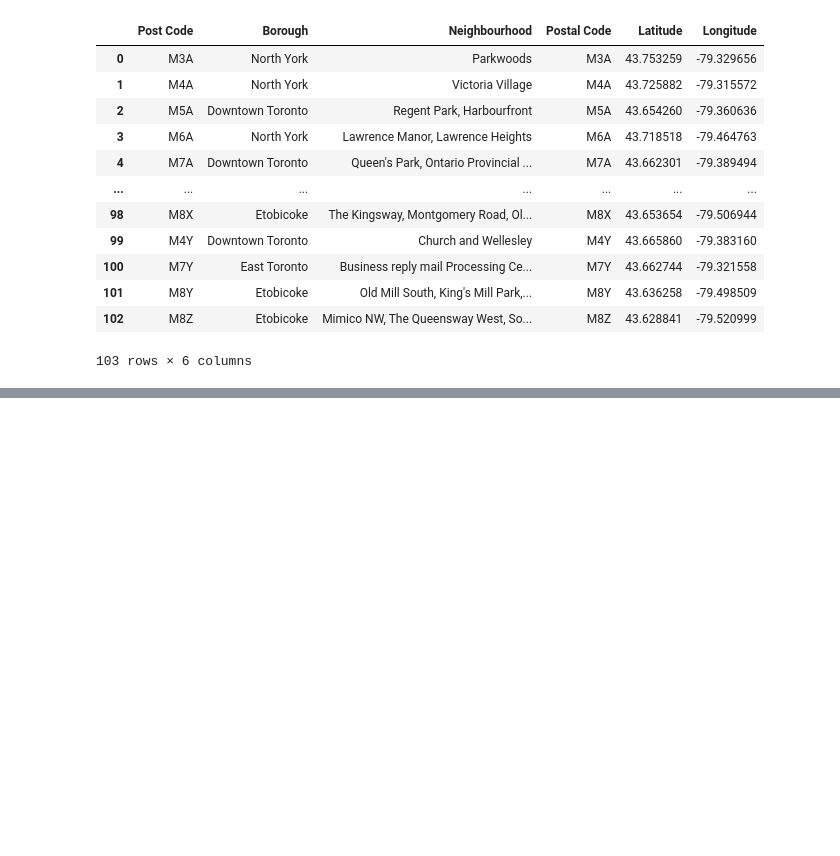
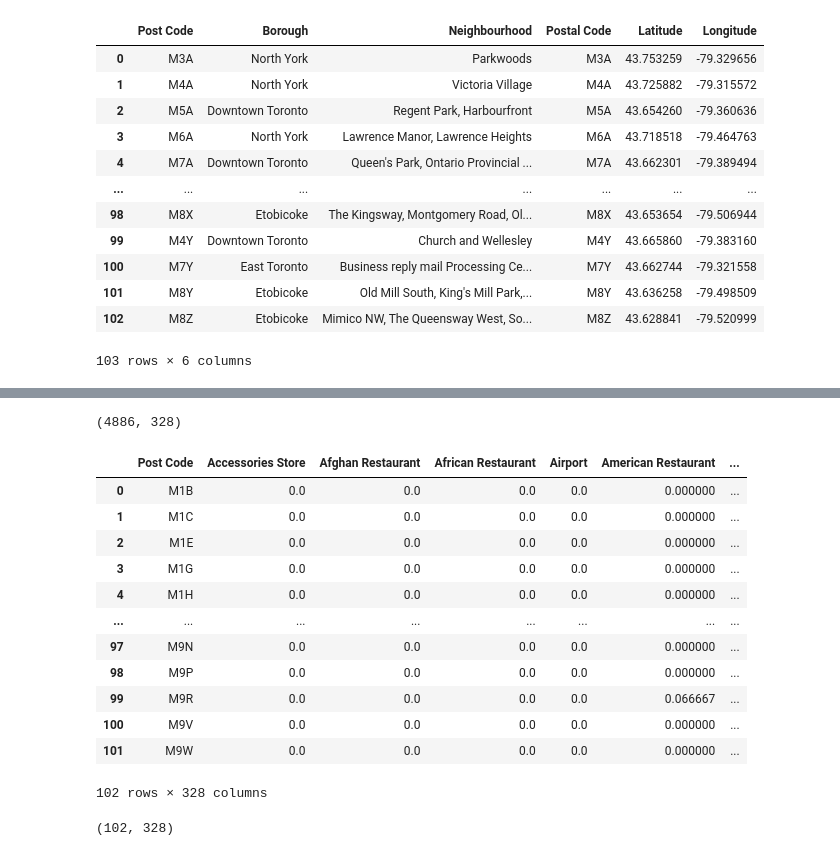
Before and after one commit to MarkBuchbach/Coursera_Capstone, a Jupyter notebook: Week3Assignment.ipynb, the cells around one changed output, grey strips where cells are left out. Drawn from its saved outputs; the diff is of its cells as text; code cells hidden in the pictures; blank space fills up the shorter version.

```diff
--- a/Week3Assignment.ipynb
+++ b/Week3Assignment.ipynb
@@ -120,0 +172,8 @@ Merged
+# %%
+CLIENT_ID = '0DVBG4ITA5BOPOLIBQ1GPBHVJXETHAZLBQB045ZFX333LJVW' # your Foursquare ID
+CLIENT_SECRET = '5TBLI10KQMZPWPNVQM3EI3JOKE45RG1JM2J5OYLXSFHY3FXU' # your Foursquare Secret
+VERSION = '20180605' # Foursquare API version
+
+print('Your credentails:')
+print('CLIENT_ID: ' + CLIENT_ID)
+print('CLIENT_SECRET:' + CLIENT_SECRET)
@@ -120,0 +184,12 @@ Merged
+# %%
+def get_category_type(row):
+    try:
+        categories_list = row['categories']
+    except:
+        categories_list = row['venue.categories']
+
+    if len(categories_list) == 0:
+        return None
+    else:
+        return categories_list[0]['name']
+LIMIT = 300
@@ -120,0 +288,25 @@ Merged
+# %%
+toronto_onehot.shape
+# %% [output]
+(4886, 328)
+# %%
+toronto_grouped = toronto_onehot.groupby('Post Code').mean().reset_index()
+toronto_grouped
+# %% [output]
+|  | Post Code | Accessories Store | Afghan Restaurant | African Restaurant | Airport | American Restaurant | ... |
+| 0 | M1B | 0.0 | 0.0 | 0.0 | 0.0 | 0.000000 | ... |
+| 1 | M1C | 0.0 | 0.0 | 0.0 | 0.0 | 0.000000 | ... |
+| 2 | M1E | 0.0 | 0.0 | 0.0 | 0.0 | 0.000000 | ... |
+| 3 | M1G | 0.0 | 0.0 | 0.0 | 0.0 | 0.000000 | ... |
+| 4 | M1H | 0.0 | 0.0 | 0.0 | 0.0 | 0.000000 | ... |
+| ... | ... | ... | ... | ... | ... | ... | ... |
+| 97 | M9N | 0.0 | 0.0 | 0.0 | 0.0 | 0.000000 | ... |
+| 98 | M9P | 0.0 | 0.0 | 0.0 | 0.0 | 0.000000 | ... |
+| 99 | M9R | 0.0 | 0.0 | 0.0 | 0.0 | 0.066667 | ... |
+| 100 | M9V | 0.0 | 0.0 | 0.0 | 0.0 | 0.000000 | ... |
+| 101 | M9W | 0.0 | 0.0 | 0.0 | 0.0 | 0.000000 | ... |
+102 rows × 328 columns
+# %%
+toronto_grouped.shape
+# %% [output]
+(102, 328)
```
Also changed, not shown: parts of 24 cells of this notebook.
